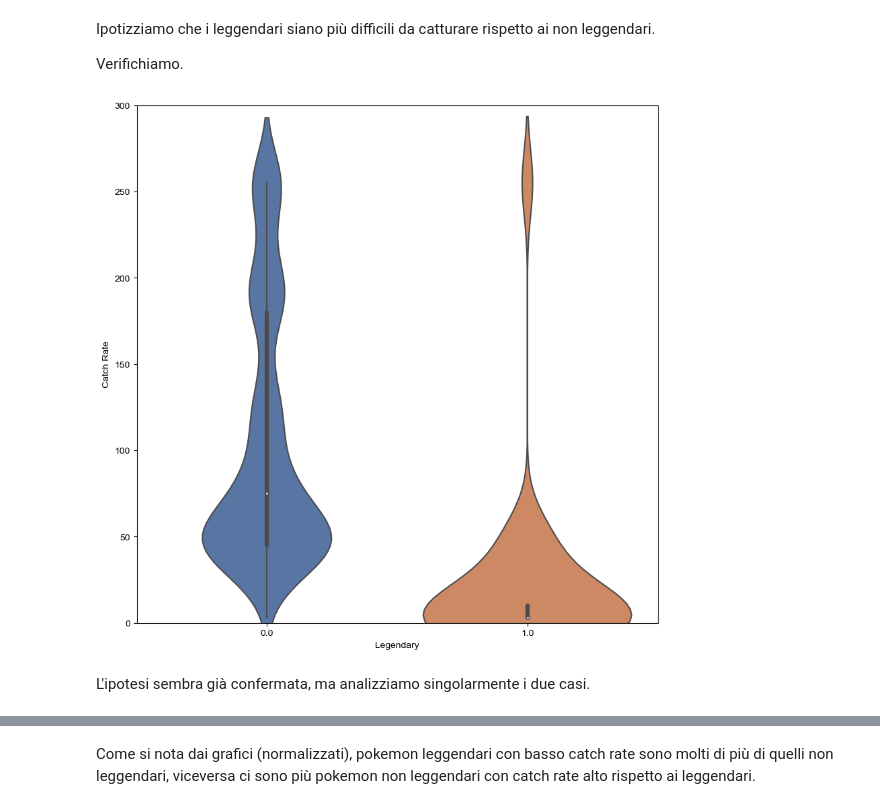
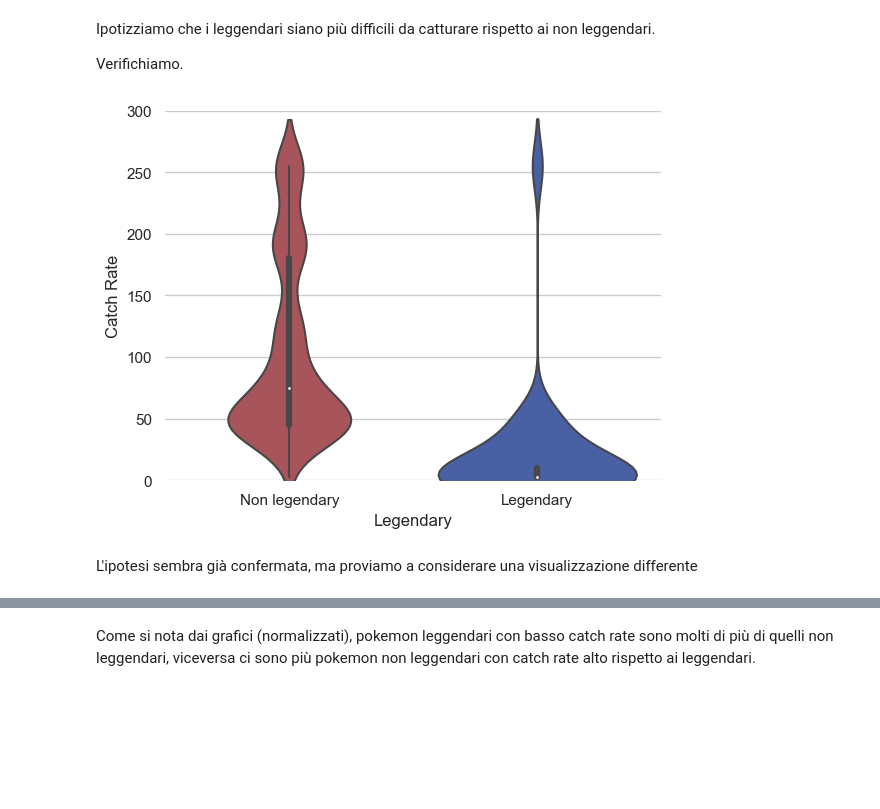
Before and after one commit to Mantotheale/PokemonScientificVisualization, a Jupyter notebook: Pokemon_notebook.ipynb, the cells around one changed output, grey strips where cells are left out. Drawn from its saved outputs; the diff is of its cells as text; code cells hidden in the pictures; blank space fills up the shorter version.

```diff
--- a/Pokemon_notebook.ipynb
+++ b/Pokemon_notebook.ipynb
@@ -37,7 +37,7 @@ import matplotlib.pyplot as plt
 import seaborn as sns
 import numpy as np
 
-dataset = pd.read_csv("dataset/Pokemon_dataset.csv").astype({"Generation" : int, "Final Evolution": int})
+dataset = pd.read_csv("dataset/Pokemon_dataset.csv").astype({"Generation" : int, "Final Evolution": int, "Legendary": int})
 dataset
 # %% [output]
 |  | Number | Name | Type 1 | Type 2 | Abilities | HP | Att | Def | Spa | Spd | ... | ... |
@@ -156,15 +156,18 @@ Ipotizziamo che i leggendari siano più difficili da catturare rispetto ai non l
 
 Verifichiamo.
 # %%
-fig, axes = plt.subplots(figsize=(10,10))
-sns.set(style="whitegrid")
-sns.violinplot(data=dataset, x='Legendary', y='Catch Rate', ax = axes)
+fig, axes = plt.subplots()
+
+my_pal = {0: '#B5474F', 1: '#3A58B3'}
+ax = sns.violinplot(data=dataset, x='Legendary', y='Catch Rate', palette=my_pal)
+ax.set_xticklabels(['Non legendary', 'Legendary'])
+plt.gca().set_frame_on(False)
 plt.ylim([0,300])
 plt.show()
 # %% [output]
-[figure, old version]
+[figure, new version]
 # %% [markdown]
-L'ipotesi sembra già confermata, ma analizziamo singolarmente i due casi.
+L'ipotesi sembra già confermata, ma proviamo a considerare una visualizzazione differente
 # %%
 nonLegendary = dataset[dataset['Legendary'] == 0]
 legendary = dataset[dataset['Legendary'] == 1]
```
Also changed, not shown: parts of 19 cells of this notebook.
